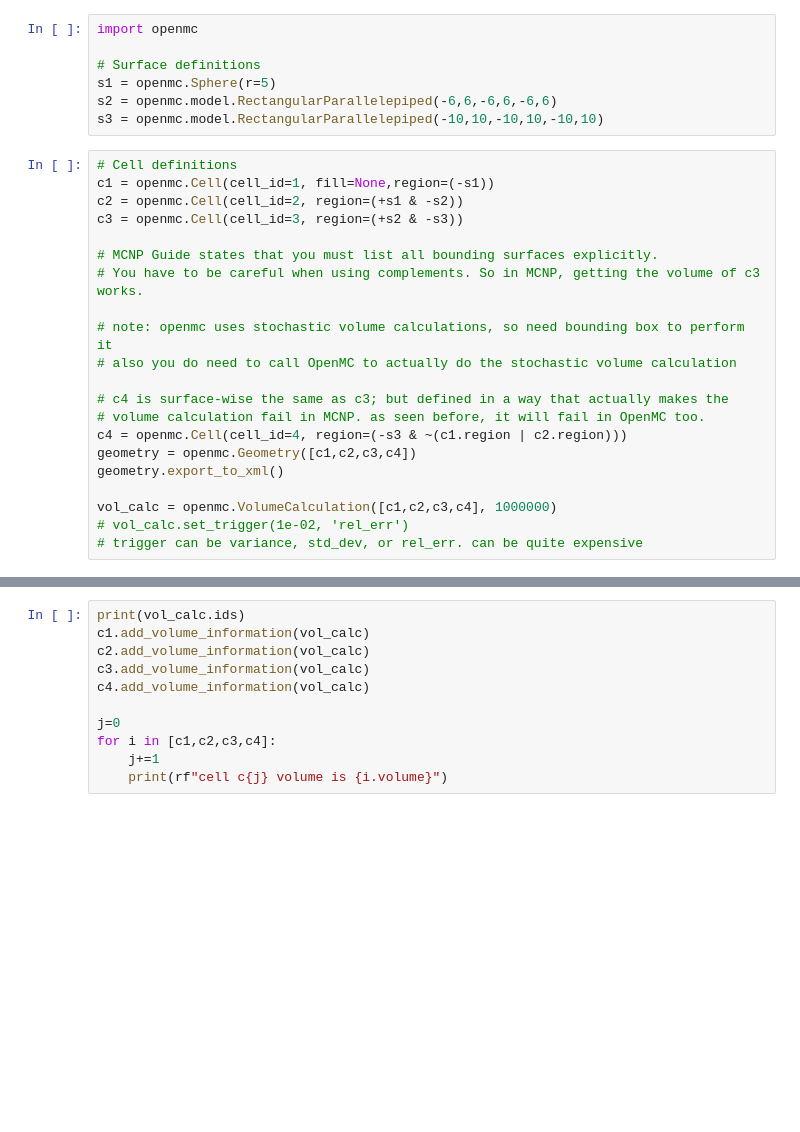
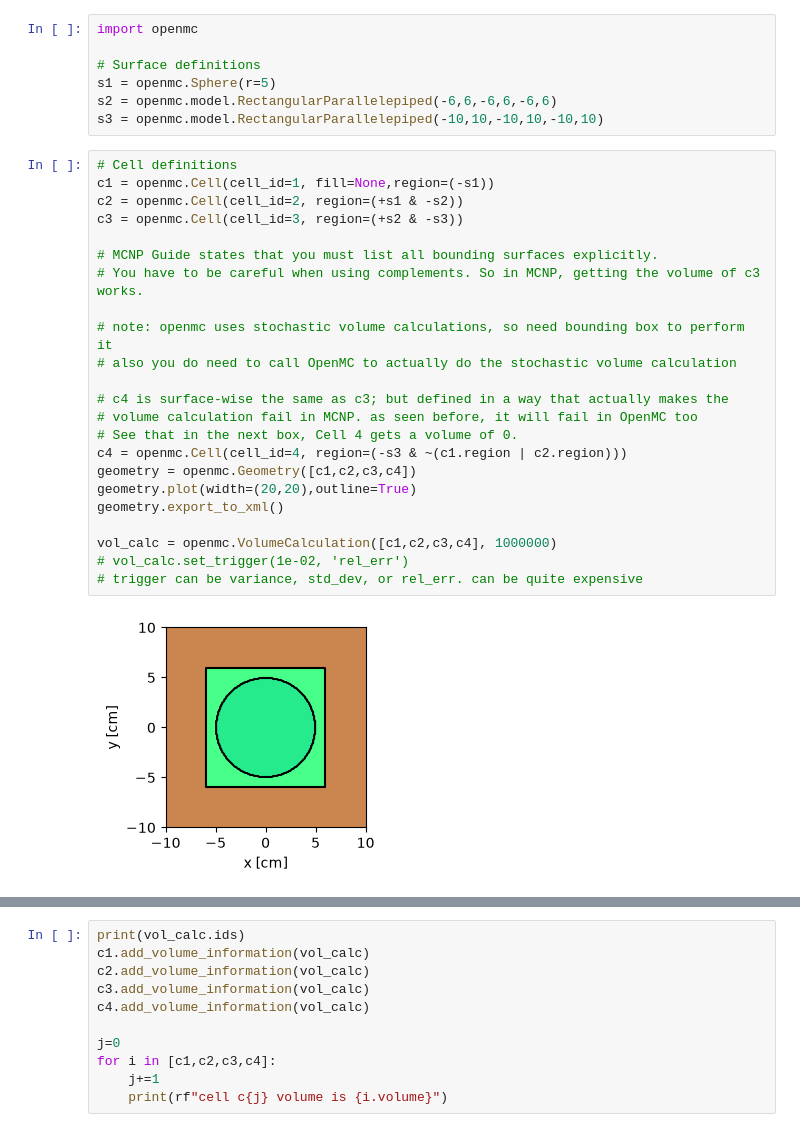
Before and after one commit to johvincau/mcnp-primer-to-openmc, a Jupyter notebook: ex14_volume_calculation.ipynb, the cells around one changed output, grey strips where cells are left out. Drawn from its saved outputs; the diff is of its cells as text; blank space fills up the shorter version.

```diff
--- a/ex14_volume_calculation.ipynb
+++ b/ex14_volume_calculation.ipynb
@@ -10,24 +10,28 @@ s3 = openmc.model.RectangularParallelepiped(-10,10,-10,10,-10,10)
 # %%
 # Cell definitions
 c1 = openmc.Cell(cell_id=1, fill=None,region=(-s1))
 c2 = openmc.Cell(cell_id=2, region=(+s1 & -s2))
 c3 = openmc.Cell(cell_id=3, region=(+s2 & -s3))
 
 # MCNP Guide states that you must list all bounding surfaces explicitly.
 # You have to be careful when using complements. So in MCNP, getting the volume of c3 works.
 
 # note: openmc uses stochastic volume calculations, so need bounding box to perform it
 # also you do need to call OpenMC to actually do the stochastic volume calculation
 
 # c4 is surface-wise the same as c3; but defined in a way that actually makes the
-# volume calculation fail in MCNP. as seen before, it will fail in OpenMC too.
+# volume calculation fail in MCNP. as seen before, it will fail in OpenMC too
+# See that in the next box, Cell 4 gets a volume of 0.
 c4 = openmc.Cell(cell_id=4, region=(-s3 & ~(c1.region | c2.region)))
 geometry = openmc.Geometry([c1,c2,c3,c4])
+geometry.plot(width=(20,20),outline=True)
 geometry.export_to_xml()
 
 vol_calc = openmc.VolumeCalculation([c1,c2,c3,c4], 1000000)
 # vol_calc.set_trigger(1e-02, 'rel_err')
 # trigger can be variance, std_dev, or rel_err. can be quite expensive
+# %% [output]
+[figure, added]
 # %%
 settings = openmc.Settings()
 settings.run_mode = 'volume'
```
Also changed, not shown: parts of 3 cells of this notebook, 39 other files.
